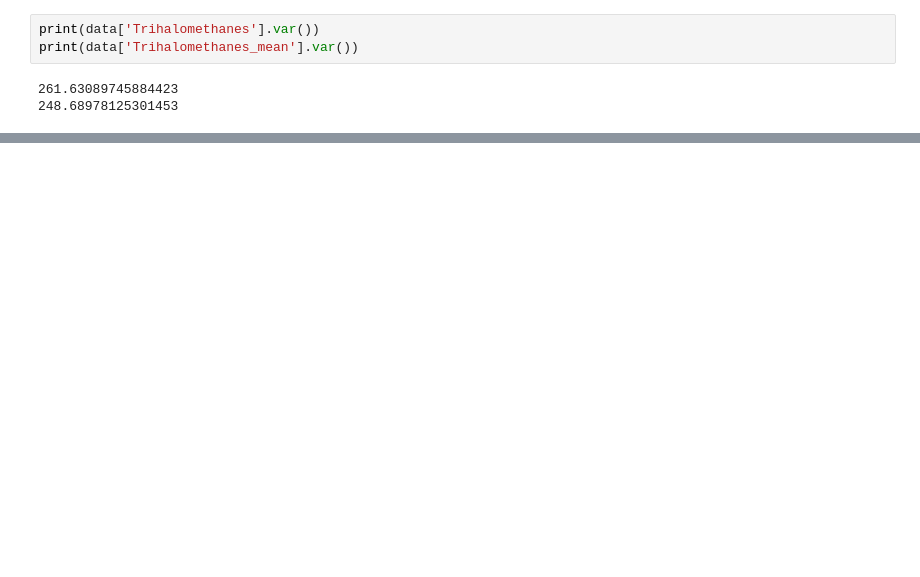
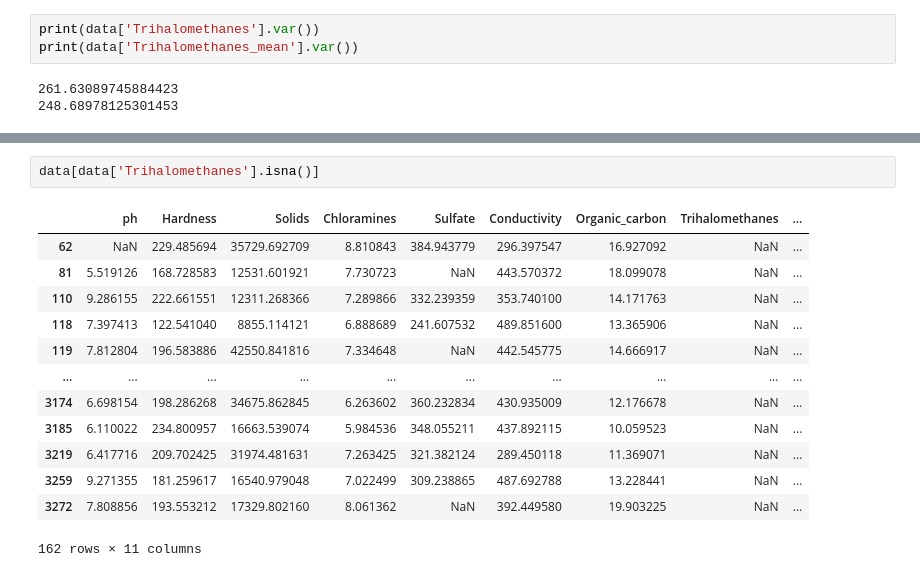
Before and after one commit to mattyjr007/Data-Science-Portfolio, a Jupyter notebook: Water Potability/Water_Potability.ipynb, the cells around one changed output, grey strips where cells are left out. Drawn from its saved outputs; the diff is of its cells as text; blank space fills up the shorter version.

```diff
--- a/Water Potability/Water_Potability.ipynb
+++ b/Water Potability/Water_Potability.ipynb
@@ -409,0 +426,16 @@ print(data['Trihalomethanes_mean'].var())
+# %%
+data[data['Trihalomethanes'].isna()]
+# %% [output]
+|  | ph | Hardness | Solids | Chloramines | Sulfate | Conductivity | Organic_carbon | Trihalomethanes | ... |
+| 62 | NaN | 229.485694 | 35729.692709 | 8.810843 | 384.943779 | 296.397547 | 16.927092 | NaN | ... |
+| 81 | 5.519126 | 168.728583 | 12531.601921 | 7.730723 | NaN | 443.570372 | 18.099078 | NaN | ... |
+| 110 | 9.286155 | 222.661551 | 12311.268366 | 7.289866 | 332.239359 | 353.740100 | 14.171763 | NaN | ... |
+| 118 | 7.397413 | 122.541040 | 8855.114121 | 6.888689 | 241.607532 | 489.851600 | 13.365906 | NaN | ... |
+| 119 | 7.812804 | 196.583886 | 42550.841816 | 7.334648 | NaN | 442.545775 | 14.666917 | NaN | ... |
+| ... | ... | ... | ... | ... | ... | ... | ... | ... | ... |
+| 3174 | 6.698154 | 198.286268 | 34675.862845 | 6.263602 | 360.232834 | 430.935009 | 12.176678 | NaN | ... |
+| 3185 | 6.110022 | 234.800957 | 16663.539074 | 5.984536 | 348.055211 | 437.892115 | 10.059523 | NaN | ... |
+| 3219 | 6.417716 | 209.702425 | 31974.481631 | 7.263425 | 321.382124 | 289.450118 | 11.369071 | NaN | ... |
+| 3259 | 9.271355 | 181.259617 | 16540.979048 | 7.022499 | 309.238865 | 487.692788 | 13.228441 | NaN | ... |
+| 3272 | 7.808856 | 193.553212 | 17329.802160 | 8.061362 | NaN | 392.449580 | 19.903225 | NaN | ... |
+162 rows × 11 columns
```
Also changed, not shown: parts of 5 cells of this notebook.
